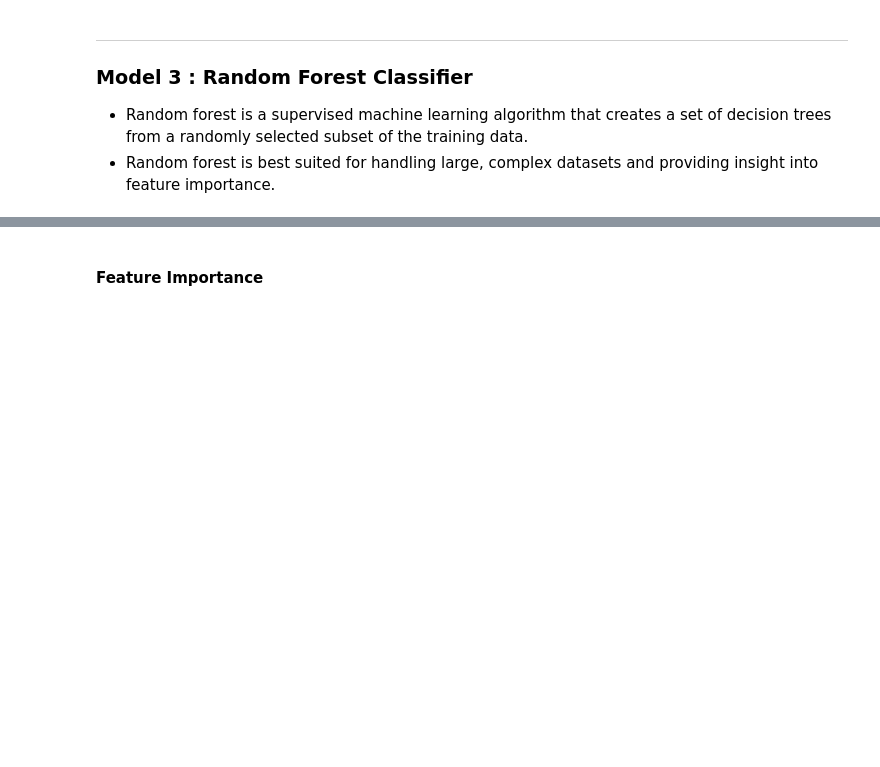
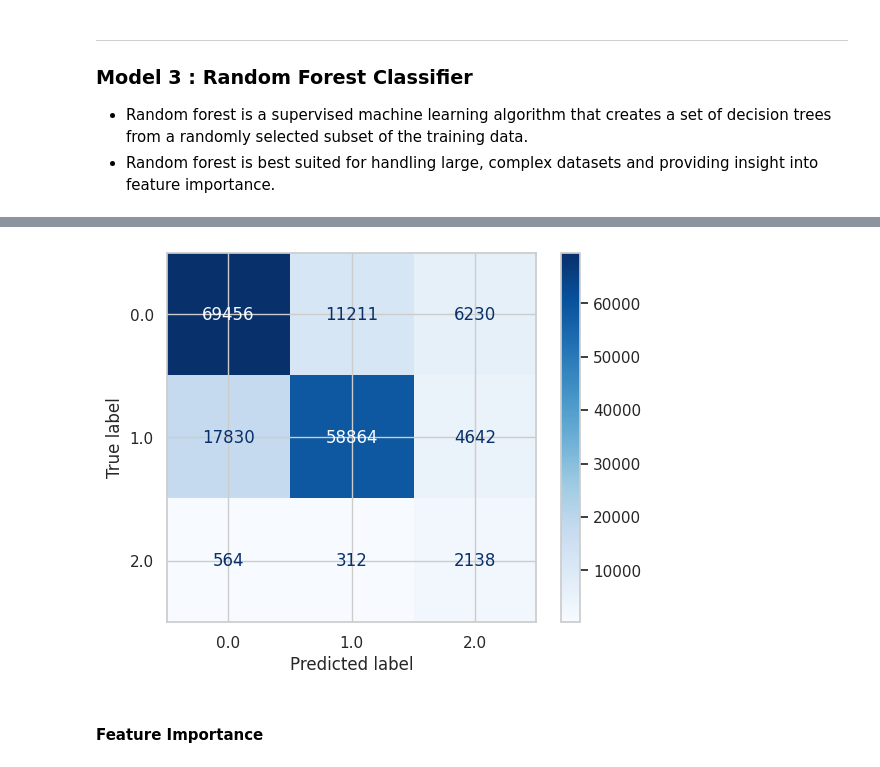
Before and after one commit to joakimTI/GROUP-5-PROJECT, a Jupyter notebook: index.ipynb, the cells around one changed output, grey strips where cells are left out. Saved outputs shown, nothing was run; the diff lists cells and outputs as text; code cells hidden in the pictures; blank space fills up the shorter version.

```diff
--- a/index.ipynb
+++ b/index.ipynb
@@ -2286,9 +2302,18 @@ print('Testing F1-Score (Weighted): ', f1_score(y_test, y_hat_test, average='wei
 # %%
 # Create and print confusion matrix
 rf_matrix = confusion_matrix(y_test, y_hat_test)
-disp = ConfusionMatrixDisplay(confusion_matrix=cnf_matrix, display_labels=rf_pipe0.named_steps['rf'].classes_)
+
+# Get the unique class labels from y_test
+class_labels = np.unique(y_test)
+
+# Create confusion matrix display
+disp = ConfusionMatrixDisplay(confusion_matrix=rf_matrix, display_labels=class_labels)
+
+# Plot the confusion matrix
 disp.plot(cmap=plt.cm.Blues)
-plt.show();
+plt.show()
+# %% [output]
+[figure, added]
 # %% [markdown]
 #### Feature Importance
 # %%
```
Also changed, not shown: parts of 5 cells of this notebook.
